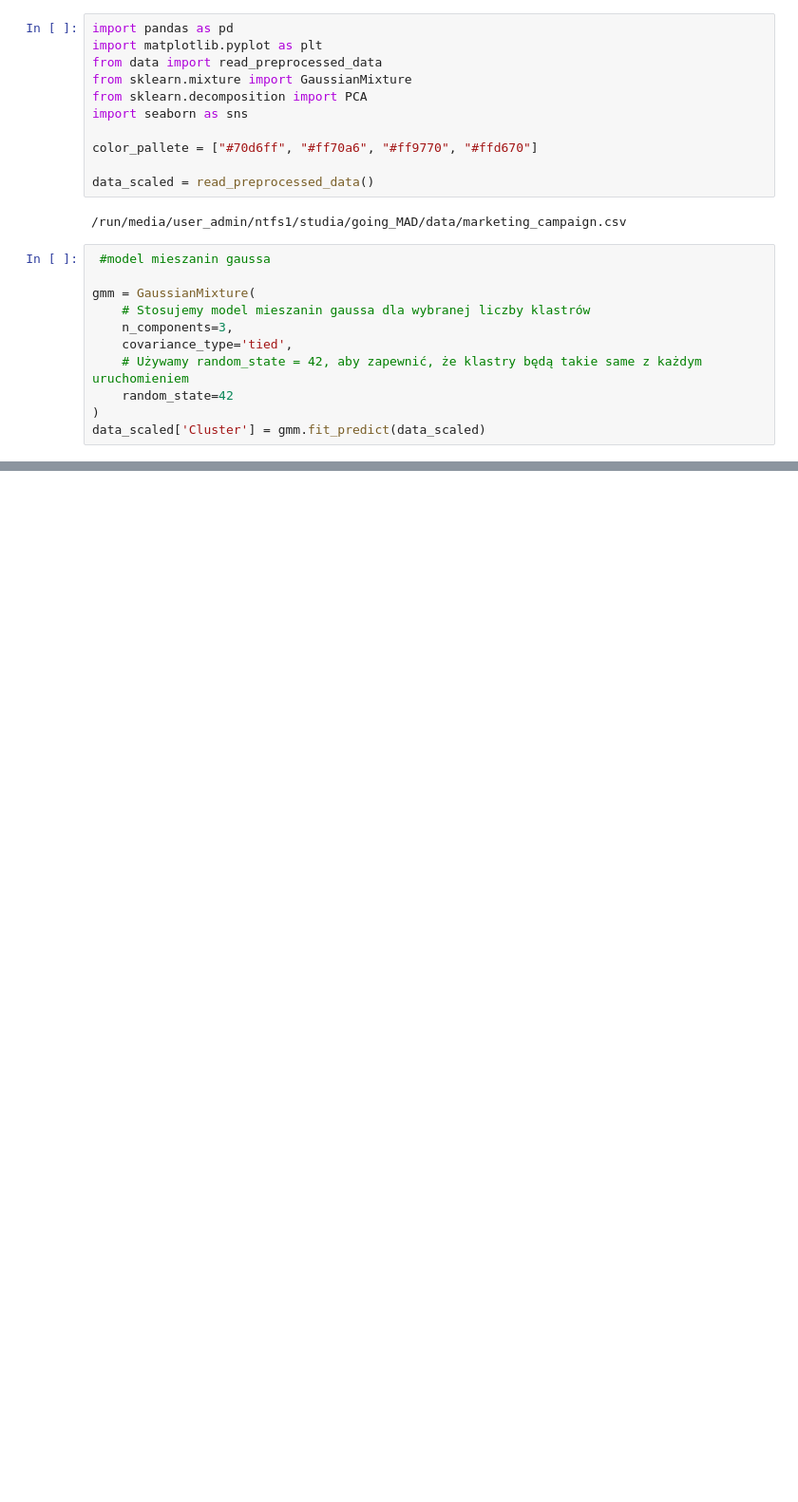
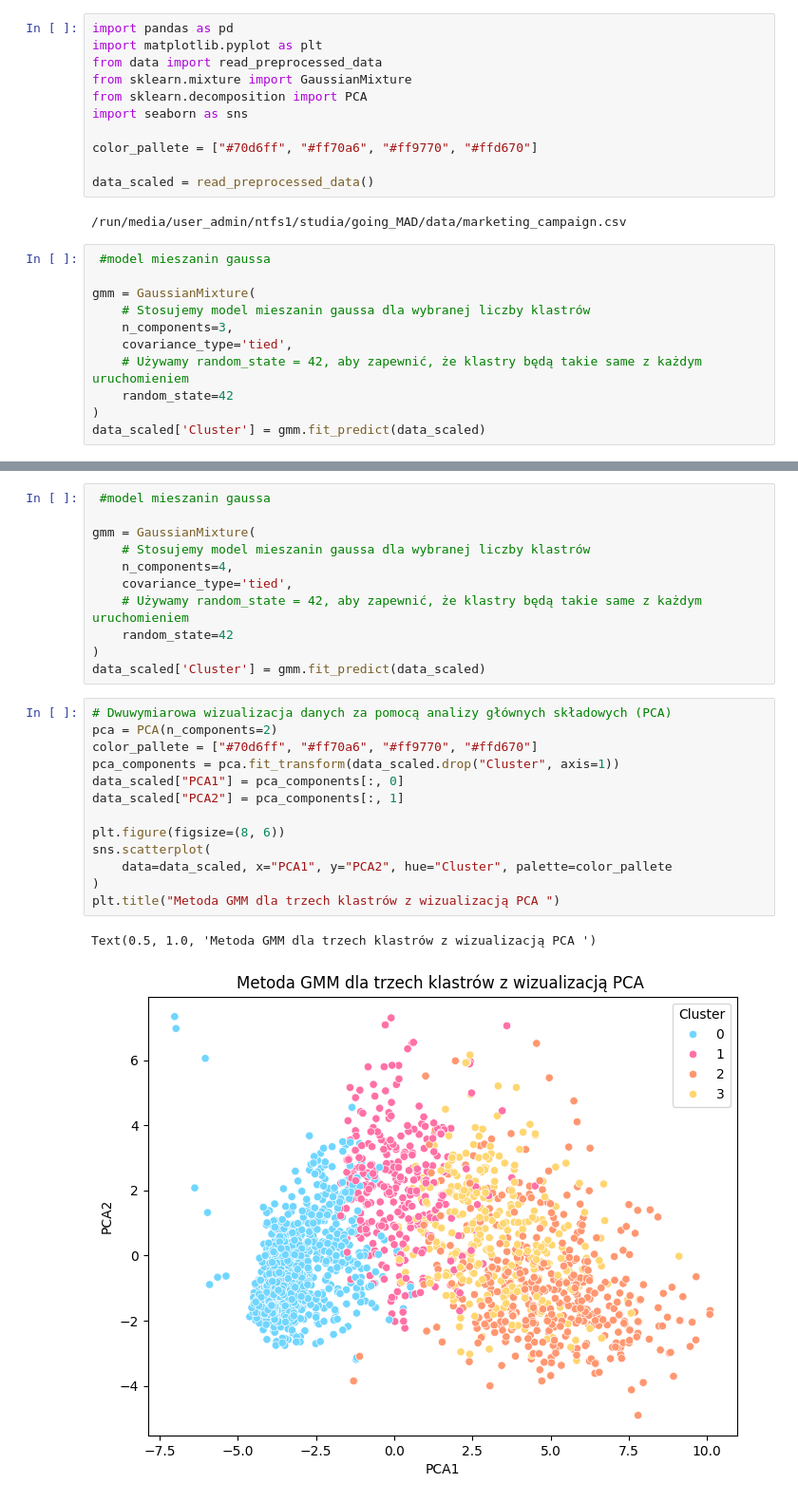
Before and after one commit to Noka993/customer-profile-analysis, a Jupyter notebook: notebooks/GMM.ipynb, the cells around one changed output, grey strips where cells are left out. Shown at 95% size. Saved outputs shown, nothing was run; the diff lists cells and outputs as text; blank space fills up the shorter version.

Commit message:
gmm na 4 klastry

```diff
--- a/notebooks/GMM.ipynb
+++ b/notebooks/GMM.ipynb
@@ -82 +86,28 @@ cluster_summary.transpose()
 | Count | 1096 | 446 | 674 |
+# %%
+ #model mieszanin gaussa
+
+gmm = GaussianMixture(
+    # Stosujemy model mieszanin gaussa dla wybranej liczby klastrów
+    n_components=4,
+    covariance_type='tied',
+    # Używamy random_state = 42, aby zapewnić, że klastry będą takie same z każdym uruchomieniem
+    random_state=42
+)
+data_scaled['Cluster'] = gmm.fit_predict(data_scaled)
+# %%
+# Dwuwymiarowa wizualizacja danych za pomocą analizy głównych składowych (PCA)
+pca = PCA(n_components=2)
+color_pallete = ["#70d6ff", "#ff70a6", "#ff9770", "#ffd670"]
+pca_components = pca.fit_transform(data_scaled.drop("Cluster", axis=1))
+data_scaled["PCA1"] = pca_components[:, 0]
+data_scaled["PCA2"] = pca_components[:, 1]
+
+plt.figure(figsize=(8, 6))
+sns.scatterplot(
+    data=data_scaled, x="PCA1", y="PCA2", hue="Cluster", palette=color_pallete
+)
+plt.title("Metoda GMM dla trzech klastrów z wizualizacją PCA ")
+# %% [output]
+Text(0.5, 1.0, 'Metoda GMM dla trzech klastrów z wizualizacją PCA ')
+[figure, added]
```
Also changed, not shown: parts of 4 cells of this notebook, 1 other file.
